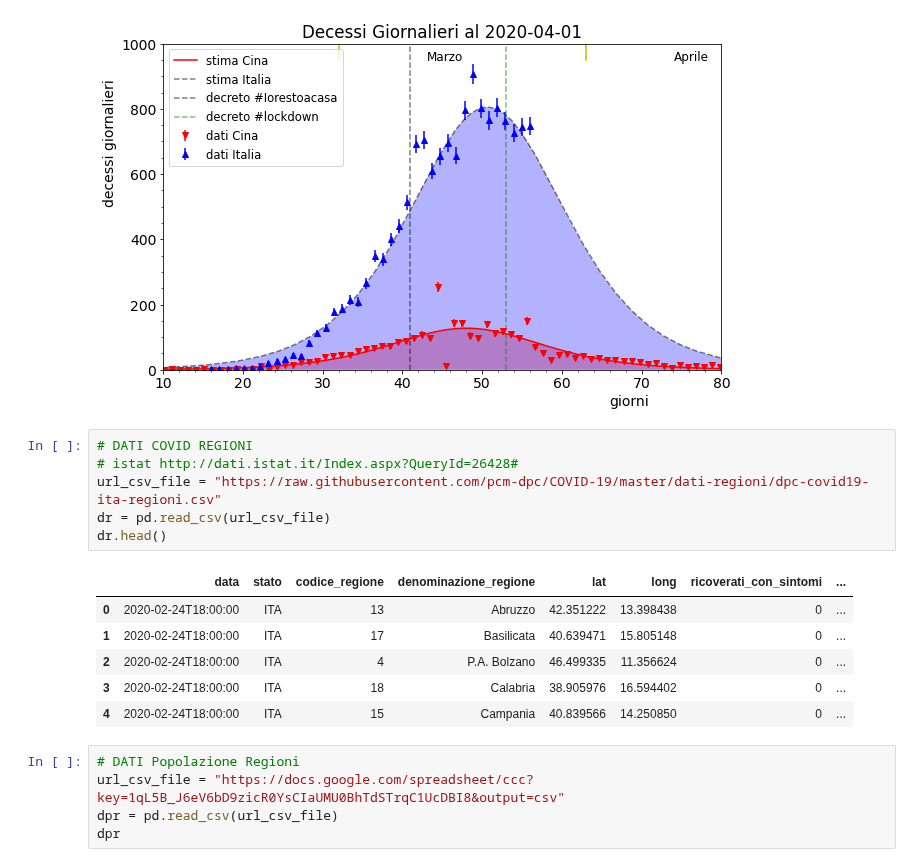
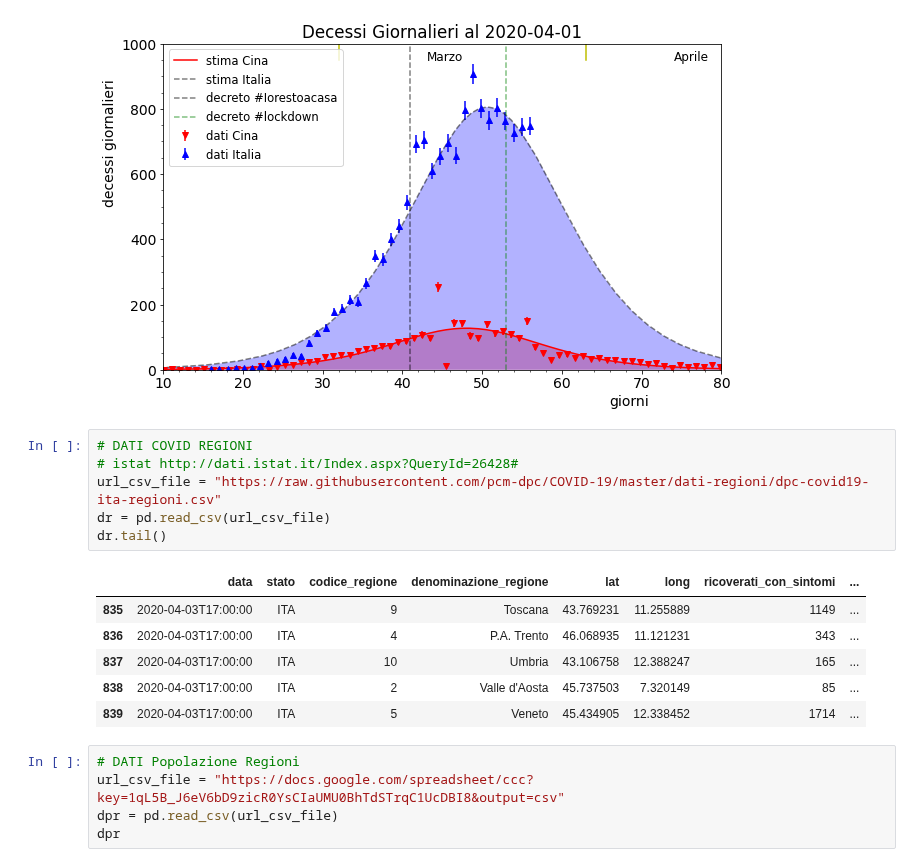
Before and after one commit to lorenzopaolucci/studenti, a Jupyter notebook: covid19.ipynb, the cells around one changed output. Drawn from its saved outputs; the diff is of its cells as text.

```diff
--- a/covid19.ipynb
+++ b/covid19.ipynb
@@ -798,16 +802,16 @@ plt.show()
 # %%
 # DATI COVID REGIONI
 # istat http://dati.istat.it/Index.aspx?QueryId=26428#
 url_csv_file = "https://raw.githubusercontent.com/pcm-dpc/COVID-19/master/dati-regioni/dpc-covid19-ita-regioni.csv"
 dr = pd.read_csv(url_csv_file)
-dr.head()
+dr.tail()
 # %% [output]
 |  | data | stato | codice_regione | denominazione_regione | lat | long | ricoverati_con_sintomi | ... |
-| 0 | 2020-02-24T18:00:00 | ITA | 13 | Abruzzo | 42.351222 | 13.398438 | 0 | ... |
-| 1 | 2020-02-24T18:00:00 | ITA | 17 | Basilicata | 40.639471 | 15.805148 | 0 | ... |
-| 2 | 2020-02-24T18:00:00 | ITA | 4 | P.A. Bolzano | 46.499335 | 11.356624 | 0 | ... |
-| 3 | 2020-02-24T18:00:00 | ITA | 18 | Calabria | 38.905976 | 16.594402 | 0 | ... |
-| 4 | 2020-02-24T18:00:00 | ITA | 15 | Campania | 40.839566 | 14.250850 | 0 | ... |
+| 835 | 2020-04-03T17:00:00 | ITA | 9 | Toscana | 43.769231 | 11.255889 | 1149 | ... |
+| 836 | 2020-04-03T17:00:00 | ITA | 4 | P.A. Trento | 46.068935 | 11.121231 | 343 | ... |
+| 837 | 2020-04-03T17:00:00 | ITA | 10 | Umbria | 43.106758 | 12.388247 | 165 | ... |
+| 838 | 2020-04-03T17:00:00 | ITA | 2 | Valle d'Aosta | 45.737503 | 7.320149 | 85 | ... |
+| 839 | 2020-04-03T17:00:00 | ITA | 5 | Veneto | 45.434905 | 12.338452 | 1714 | ... |
 # %%
 # DATI Popolazione Regioni
 url_csv_file = "https://docs.google.com/spreadsheet/ccc?key=1qL5B_J6eV6bD9zicR0YsCIaUMU0BhTdSTrqC1UcDBI8&output=csv"
```
Also changed, not shown: parts of 6 cells of this notebook.
